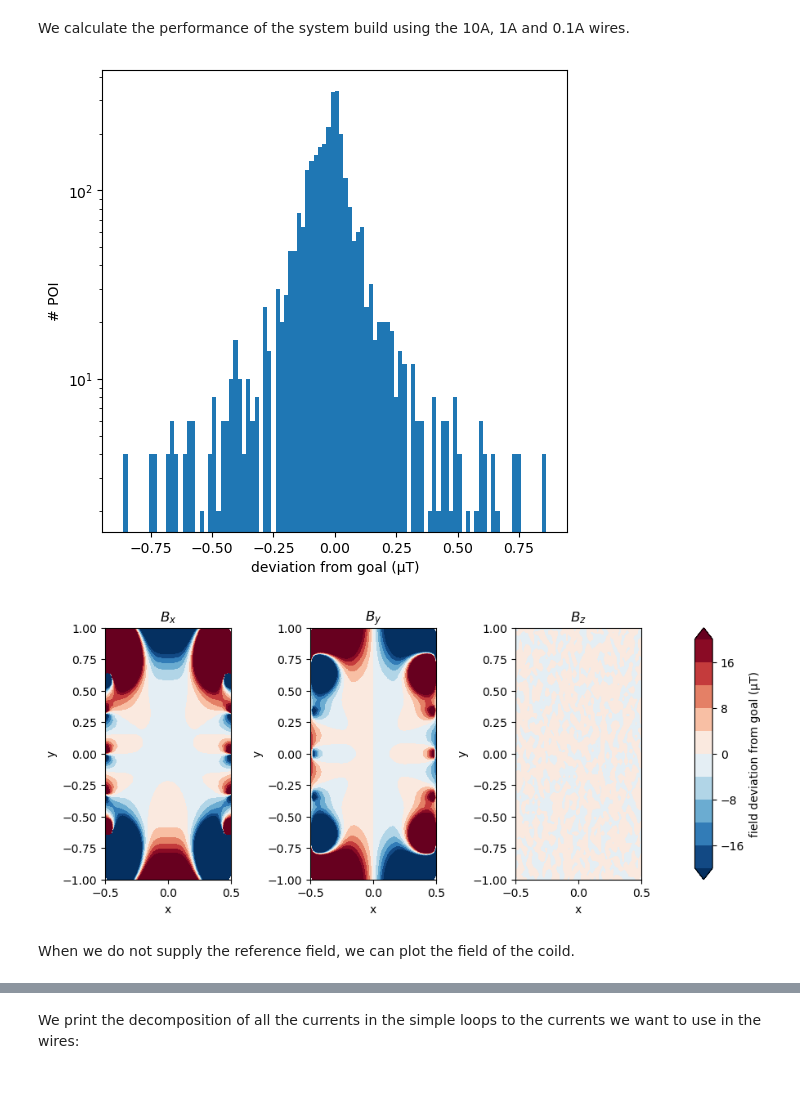
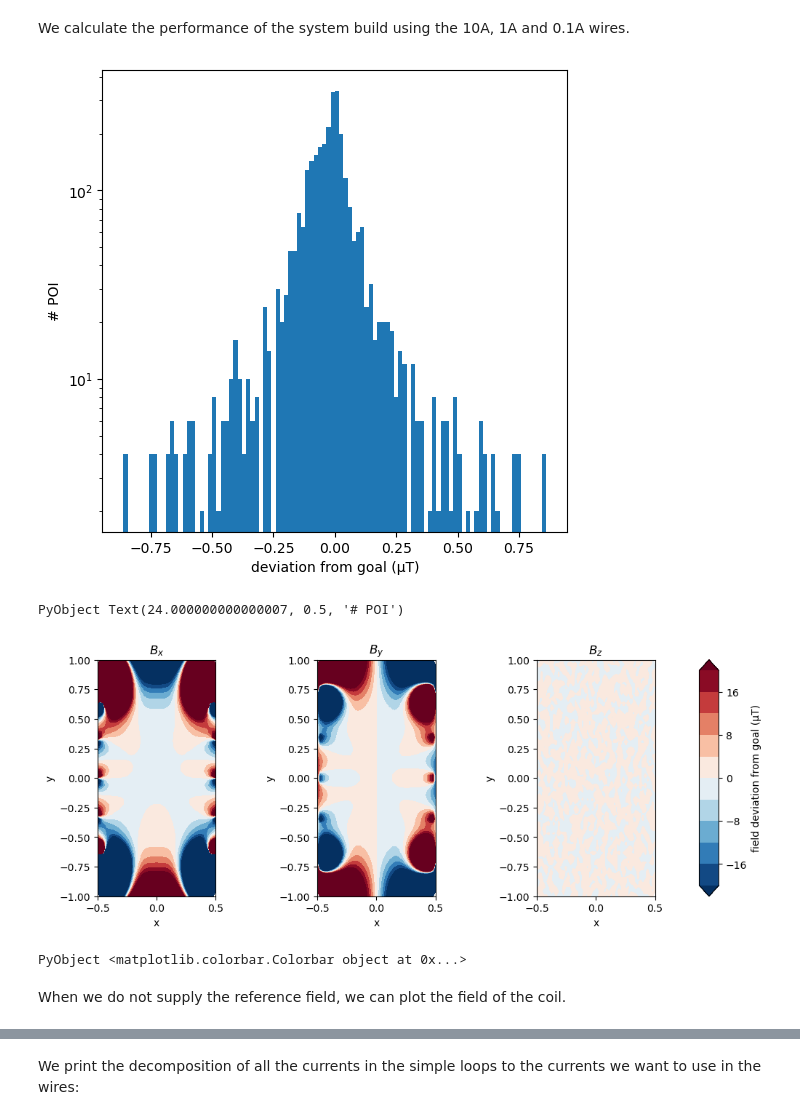
Before and after one commit to rawlik/Coils.jl, a Jupyter notebook: example.ipynb, the cells around one changed output, grey strips where cells are left out. Drawn from its saved outputs; the diff is of its cells as text; code cells hidden in the pictures; blank space fills up the shorter version.

```diff
--- a/example.ipynb
+++ b/example.ipynb
@@ -359,19 +386,19 @@ simpleloopscurrents_real = real_decomposed_currents(simpleloopscurrents_decomp,
 # %% [markdown]
 We calculate the performance of the system build using the 10A, 1A and 0.1A wires.
 # %%
-figure(figsize = (6, 6))
-plot_deviation_histogram(poi, simpleloops, simpleloopscurrents_real, vertex_positions, Bgoal)
-display(gcf())
+fig, ax = subplots(figsize = (6, 6))
+plot_deviation_histogram(ax, poi, simpleloops, simpleloopscurrents_real, vertex_positions, Bgoal)
 # %% [output]
 [figure]
+PyObject Text(24.000000000000007, 0.5, '# POI')
 # %%
 plot_loops_field(simpleloops, simpleloopscurrents_real, vertex_positions, [1, 2, 3], 0;
         n = 50, spanA = [-0.5, 0.5], spanB = [-1, 1], Bref = Bgoal, levels = -20:4:20)
-display(gcf())
 # %% [output]
-[figure, old version]
+[figure, new version]
+PyObject <matplotlib.colorbar.Colorbar object at 0x...>
 # %% [markdown]
-When we do not supply the reference field, we can plot the field of the coild.
+When we do not supply the reference field, we can plot the field of the coil.
 # %%
 plot_loops_field(simpleloops, simpleloopscurrents_real, vertex_positions, [1, 2, 3], 0;
         n = 50, spanA = [-0.5, 0.5], spanB = [-1, 1], levels = -50:5:50)
```
Also changed, not shown: parts of 33 cells of this notebook.
